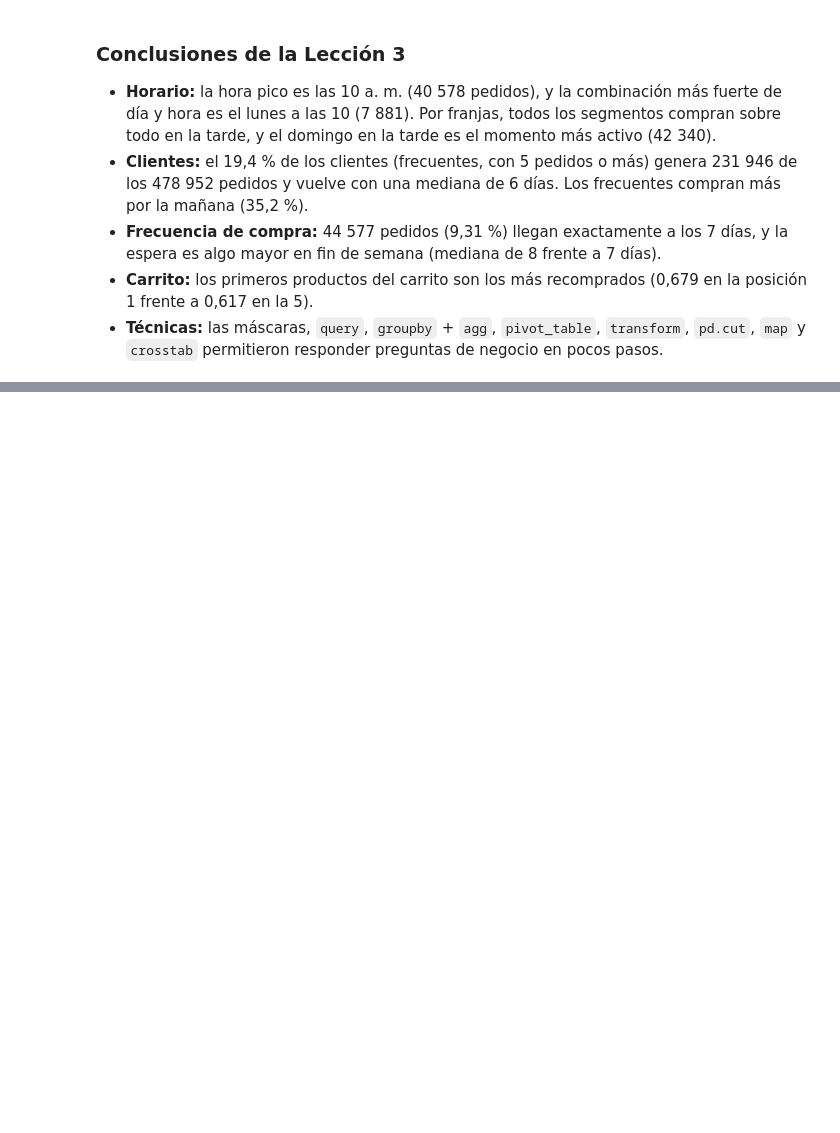
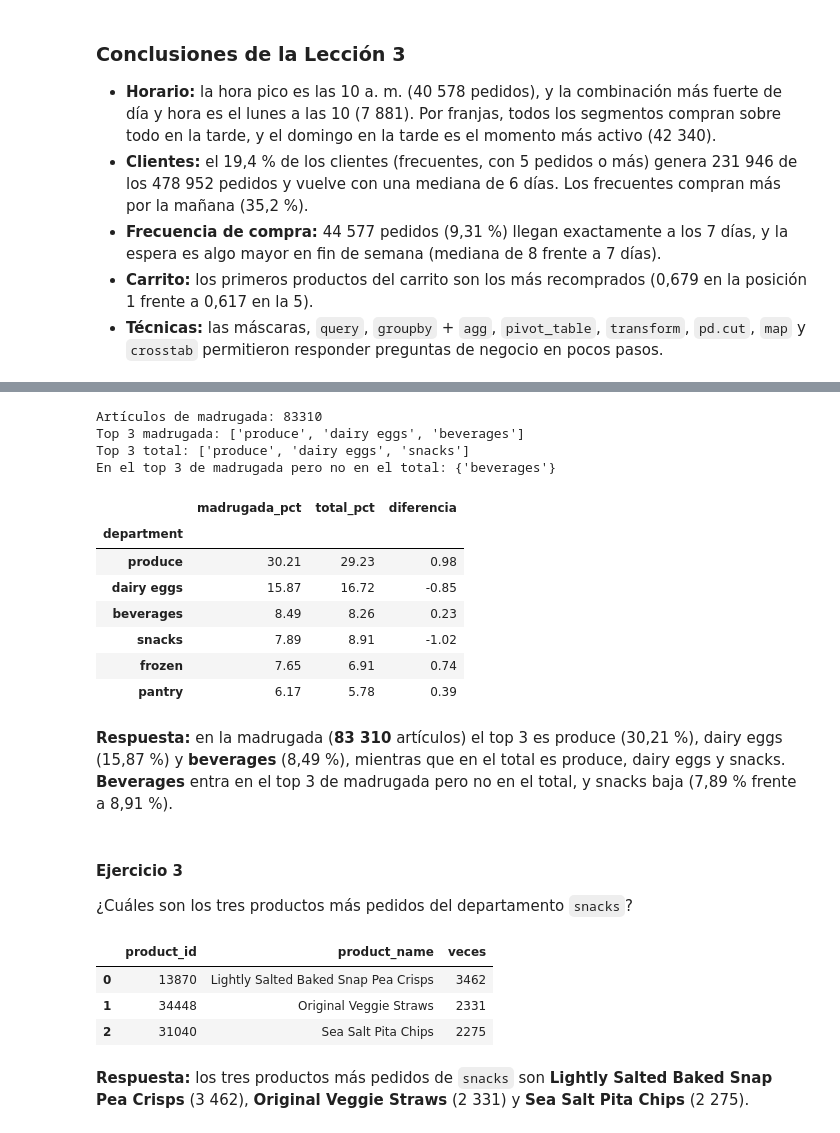
Before and after one commit to LPAMENDEZ/instacart.analisis, a Jupyter notebook: notebooks/pandas_labs.ipynb, the cells around one changed output, grey strips where cells are left out. Cells and saved outputs as stored; diff of their text form; code cells hidden in the pictures; blank space fills up the shorter version.

Commit message:
feat: complete lesson 4 data merging

```diff
--- a/notebooks/pandas_labs.ipynb
+++ b/notebooks/pandas_labs.ipynb
@@ -867,0 +1177,46 @@ orders.groupby(fin_de_semana)['days_since_prior_order'].agg(['median', 'mean', '
+# %%
+# L4.R2 Participación de departamentos: madrugada frente a total
+madrugada = maestra[maestra['order_hour_of_day'].between(0, 5)]
+participacion = pd.DataFrame({
+    'madrugada_pct': madrugada['department'].value_counts(normalize=True) * 100,
+    'total_pct': maestra['department'].value_counts(normalize=True) * 100,
+}).round(2)
+participacion['diferencia'] = participacion['madrugada_pct'] - participacion['total_pct']
+
+top3_madrugada = set(participacion['madrugada_pct'].nlargest(3).index)
+top3_total = set(participacion['total_pct'].nlargest(3).index)
+print('Artículos de madrugada:', len(madrugada))
+print('Top 3 madrugada:', participacion['madrugada_pct'].nlargest(3).index.tolist())
+print('Top 3 total:', participacion['total_pct'].nlargest(3).index.tolist())
+print('En el top 3 de madrugada pero no en el total:', top3_madrugada - top3_total)
+participacion.sort_values('madrugada_pct', ascending=False).head(6)
+# %% [output]
+Artículos de madrugada: 83310
+Top 3 madrugada: ['produce', 'dairy eggs', 'beverages']
+Top 3 total: ['produce', 'dairy eggs', 'snacks']
+En el top 3 de madrugada pero no en el total: {'beverages'}
+|  | madrugada_pct | total_pct | diferencia |
+| department |  |  |  |
+| produce | 30.21 | 29.23 | 0.98 |
+| dairy eggs | 15.87 | 16.72 | -0.85 |
+| beverages | 8.49 | 8.26 | 0.23 |
+| snacks | 7.89 | 8.91 | -1.02 |
+| frozen | 7.65 | 6.91 | 0.74 |
+| pantry | 6.17 | 5.78 | 0.39 |
+# %% [markdown]
+**Respuesta:** en la madrugada (**83 310** artículos) el top 3 es produce (30,21 %), dairy eggs (15,87 %) y **beverages** (8,49 %), mientras que en el total es produce, dairy eggs y snacks. **Beverages** entra en el top 3 de madrugada pero no en el total, y snacks baja (7,89 % frente a 8,91 %).
+# %% [markdown]
+#### Ejercicio 3
+¿Cuáles son los tres productos más pedidos del departamento `snacks`?
+# %%
+# L4.R3 Productos más pedidos de snacks
+(maestra[maestra['department'] == 'snacks']
+    .groupby(['product_id', 'product_name']).size()
+    .nlargest(3).reset_index(name='veces'))
+# %% [output]
+|  | product_id | product_name | veces |
+| 0 | 13870 | Lightly Salted Baked Snap Pea Crisps | 3462 |
+| 1 | 34448 | Original Veggie Straws | 2331 |
+| 2 | 31040 | Sea Salt Pita Chips | 2275 |
+# %% [markdown]
+**Respuesta:** los tres productos más pedidos de `snacks` son **Lightly Salted Baked Snap Pea Crisps** (3 462), **Original Veggie Straws** (2 331) y **Sea Salt Pita Chips** (2 275).
```
Also changed, not shown: parts of 65 cells of this notebook, 4 other files.
